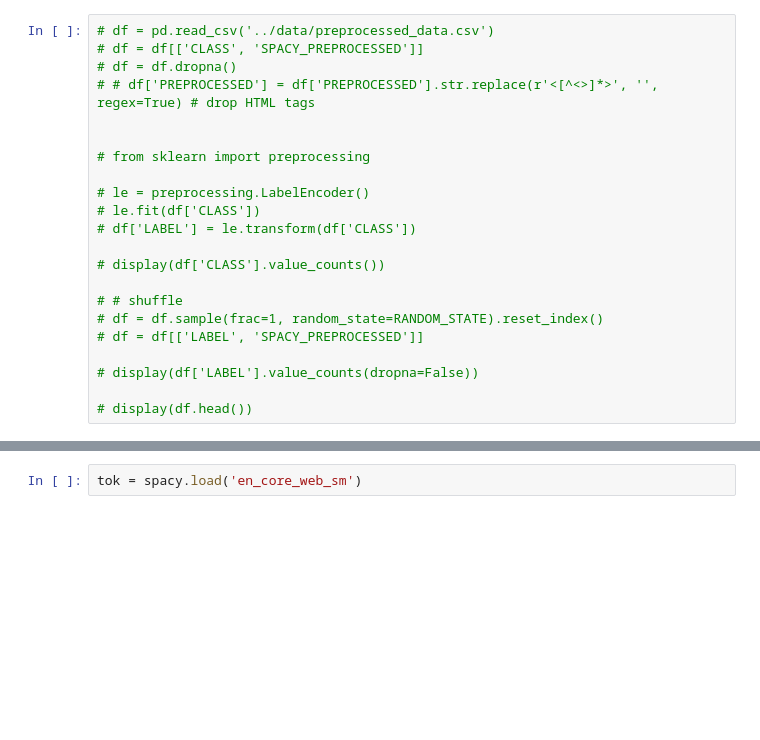
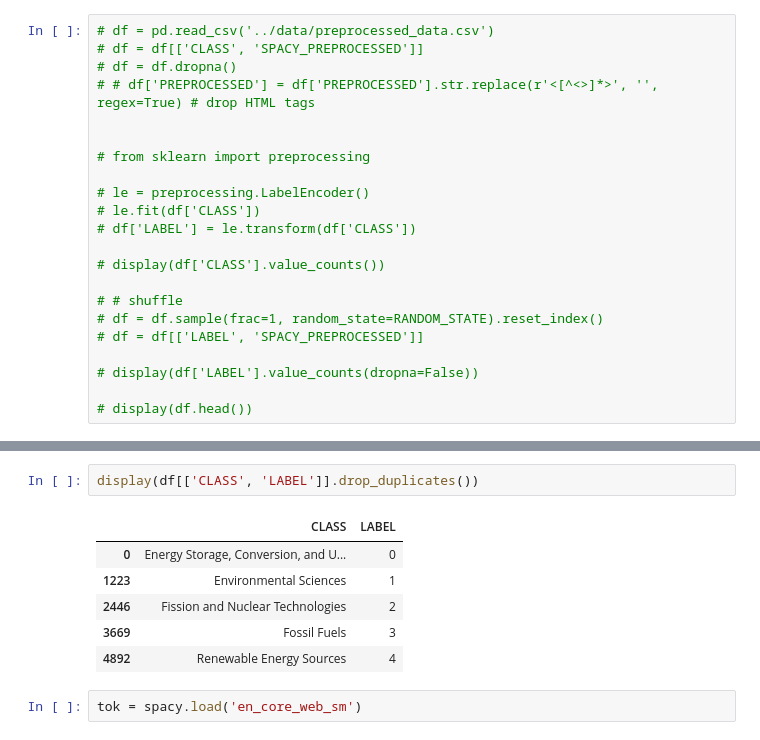
Before and after one commit to aforde17/climate-paper-classifier, a Jupyter notebook: models/lstm_model.ipynb, the cells around one changed output, grey strips where cells are left out. Saved outputs shown, nothing was run; the diff lists cells and outputs as text; blank space fills up the shorter version.

```diff
--- a/models/lstm_model.ipynb
+++ b/models/lstm_model.ipynb
@@ -66,6 +66,15 @@ Mounted at /content/gdrive
 | 2 | Inconel 718 alloy is used extensi... | ['36 Materials Science', '33 Adva... | 33 Advanced Propulsion Systems | Energy Storage, Conversion, and U... | {'input_ids': tensor([[ 101, 4297... | inconel alloy extensively aerogas... | 0 |
 | 3 | The Production Tax Credit (PTC) a... | ['29 Energy Planning, Policy, And... | 29 Energy Planning, Policy, And E... | Energy Storage, Conversion, and U... | {'input_ids': tensor([[ 101, 1996... | production tax credit ptc investm... | 0 |
 | 4 | The production tax credit (PTC) p... | ['29 Energy Planning, Policy, And... | 29 Energy Planning, Policy, And E... | Energy Storage, Conversion, and U... | {'input_ids': tensor([[ 101, 1996... | production tax credit ptc promote... | 0 |
+# %%
+display(df[['CLASS', 'LABEL']].drop_duplicates())
+# %% [output]
+|  | CLASS | LABEL |
+| 0 | Energy Storage, Conversion, and U... | 0 |
+| 1223 | Environmental Sciences | 1 |
+| 2446 | Fission and Nuclear Technologies | 2 |
+| 3669 | Fossil Fuels | 3 |
+| 4892 | Renewable Energy Sources | 4 |
 # %%
 tok = spacy.load('en_core_web_sm')
 # %%
```
Also changed, not shown: parts of 4 cells of this notebook.
